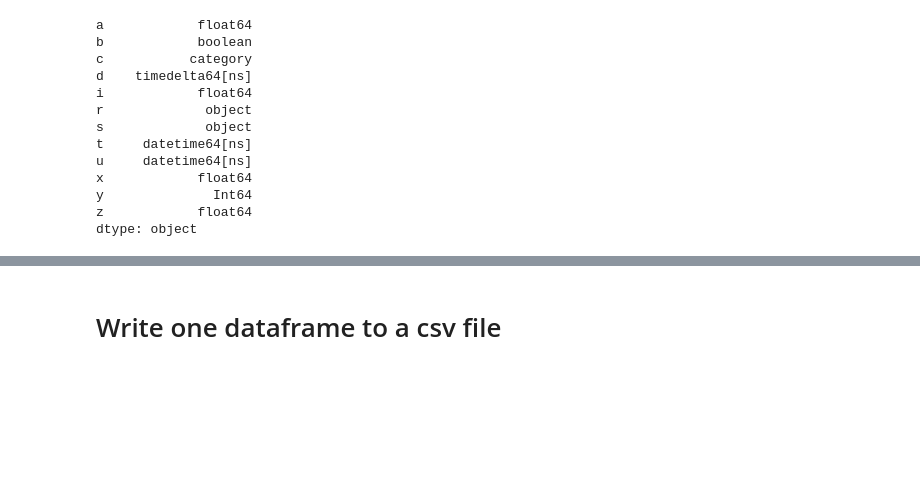
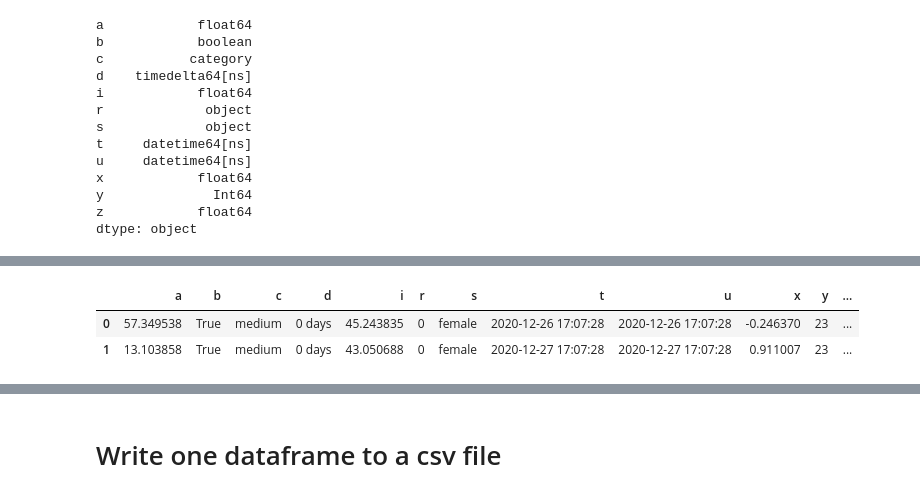
Before and after one commit to gillespilon/noob, a Jupyter notebook: 02_data_file_write.ipynb, the cells around one changed output, grey strips where cells are left out. Saved outputs shown, nothing was run; the diff lists cells and outputs as text; code cells hidden in the pictures; blank space fills up the shorter version.

```diff
--- a/02_data_file_write.ipynb
+++ b/02_data_file_write.ipynb
@@ -82,0 +105,6 @@ dtype: object
+# %%
+df3.head(2)
+# %% [output]
+|  | a | b | c | d | i | r | s | t | u | x | y | ... |
+| 0 | 57.349538 | True | medium | 0 days | 45.243835 | 0 | female | 2020-12-26 17:07:28 | 2020-12-26 17:07:28 | -0.246370 | 23 | ... |
+| 1 | 13.103858 | True | medium | 0 days | 43.050688 | 0 | female | 2020-12-27 17:07:28 | 2020-12-27 17:07:28 | 0.911007 | 23 | ... |
```
Also changed, not shown: parts of 14 cells of this notebook.
